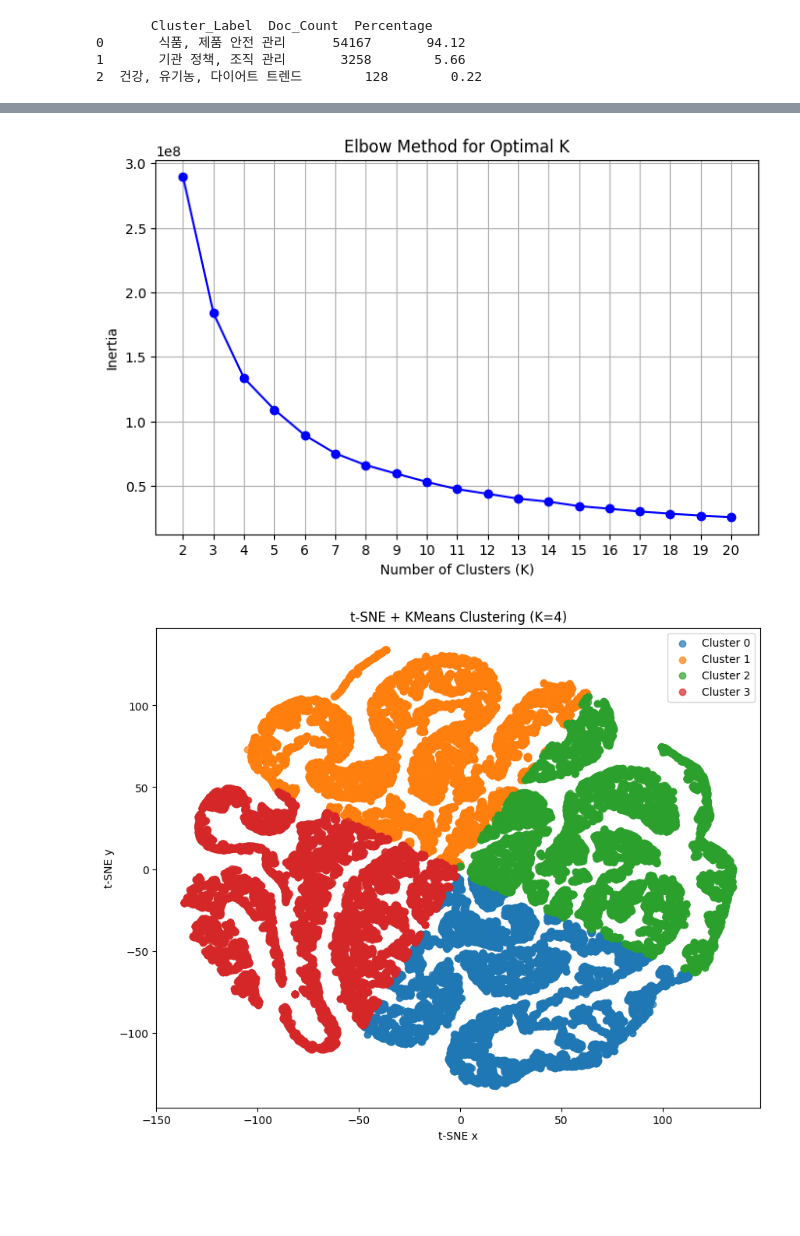
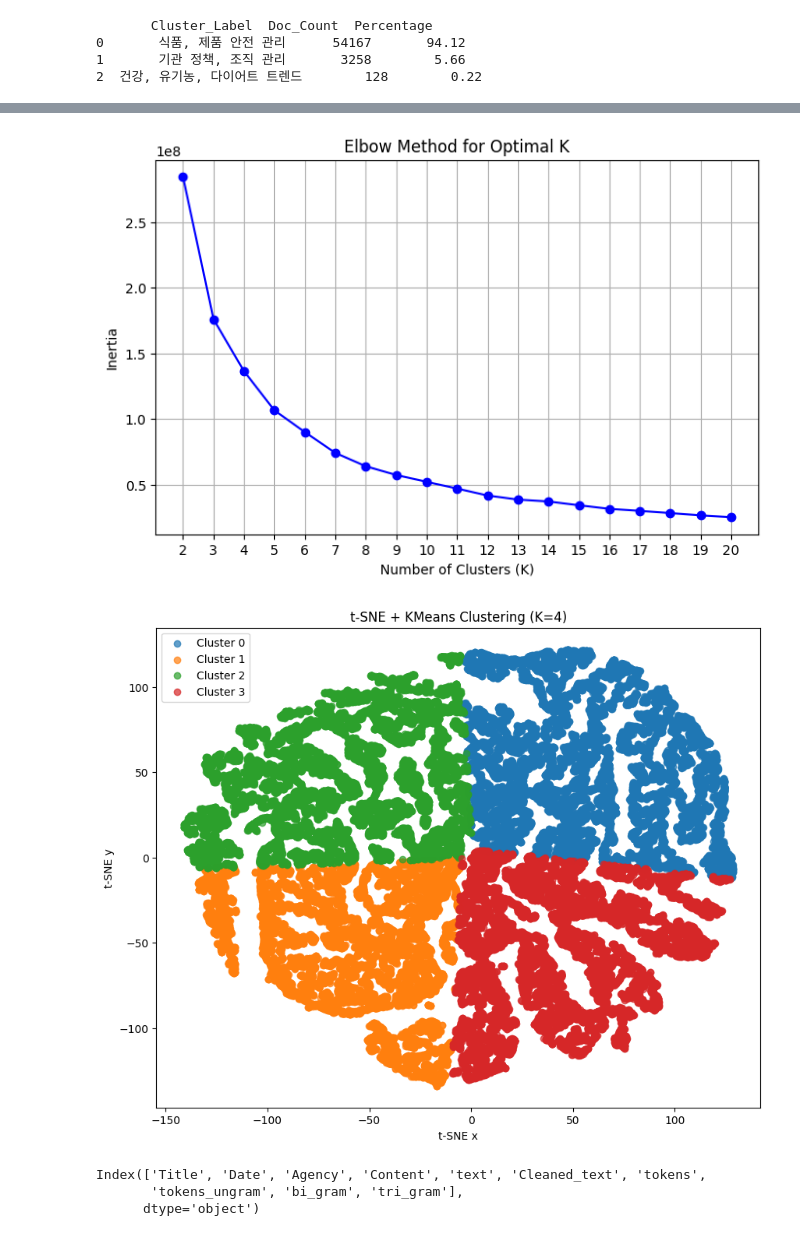
Before and after one commit to kimchanglong0128/TextMining_Midterm, a Jupyter notebook: midterm.ipynb, the cells around one changed output, grey strips where cells are left out. Cells and saved outputs as stored; diff of their text form; code cells hidden in the pictures; blank space fills up the shorter version.

```diff
--- a/midterm.ipynb
+++ b/midterm.ipynb
@@ -303,7 +303,7 @@ import pandas as pd
 
 topic_distributions = []
 
-for bow in corpus_tfidf_bigrams:
+for bow in corpus_tfidf_ungram:
     doc_topics = LDA.get_document_topics(bow, minimum_probability=0)
     topic_vector = [prob for _, prob in doc_topics]
     topic_distributions.append(topic_vector)
@@ -326,35 +326,41 @@ plt.figure(figsize=(8,5))
 plt.plot(K_range, inertia, 'bo-')
 plt.xlabel('Number of Clusters (K)')
 plt.ylabel('Inertia')
 plt.title('Elbow Method for Optimal K')
 plt.xticks(K_range)
 plt.grid()
 plt.show()
 
 
 best_k = 4
 
 kmeans_model = KMeans(n_clusters=best_k, random_state=42)
 clusters = kmeans_model.fit_predict(tsne_values)
 
 
 tsne_df = pd.DataFrame(tsne_values, columns=['x', 'y'])
 tsne_df['cluster'] = clusters
 
 
 plt.figure(figsize=(10, 8))
 for cluster in sorted(tsne_df['cluster'].unique()):
     cluster_data = tsne_df[tsne_df['cluster'] == cluster]
     plt.scatter(cluster_data['x'], cluster_data['y'], label=f'Cluster {cluster}', alpha=0.7)
 
 plt.legend()
 plt.title(f't-SNE + KMeans Clustering (K={best_k})')
 plt.xlabel('t-SNE x')
 plt.ylabel('t-SNE y')
 plt.show()
 # %% [output]
-[figure, old version]
+[figure, new version]
-[figure, old version]
+[figure, new version]
+# %%
+df1.columns
+# %% [output]
+Index(['Title', 'Date', 'Agency', 'Content', 'text', 'Cleaned_text', 'tokens',
+       'tokens_ungram', 'bi_gram', 'tri_gram'],
+      dtype='object')
 # %%
 # DMR
 
```
Also changed, not shown: parts of 20 cells of this notebook, 12 other files.
